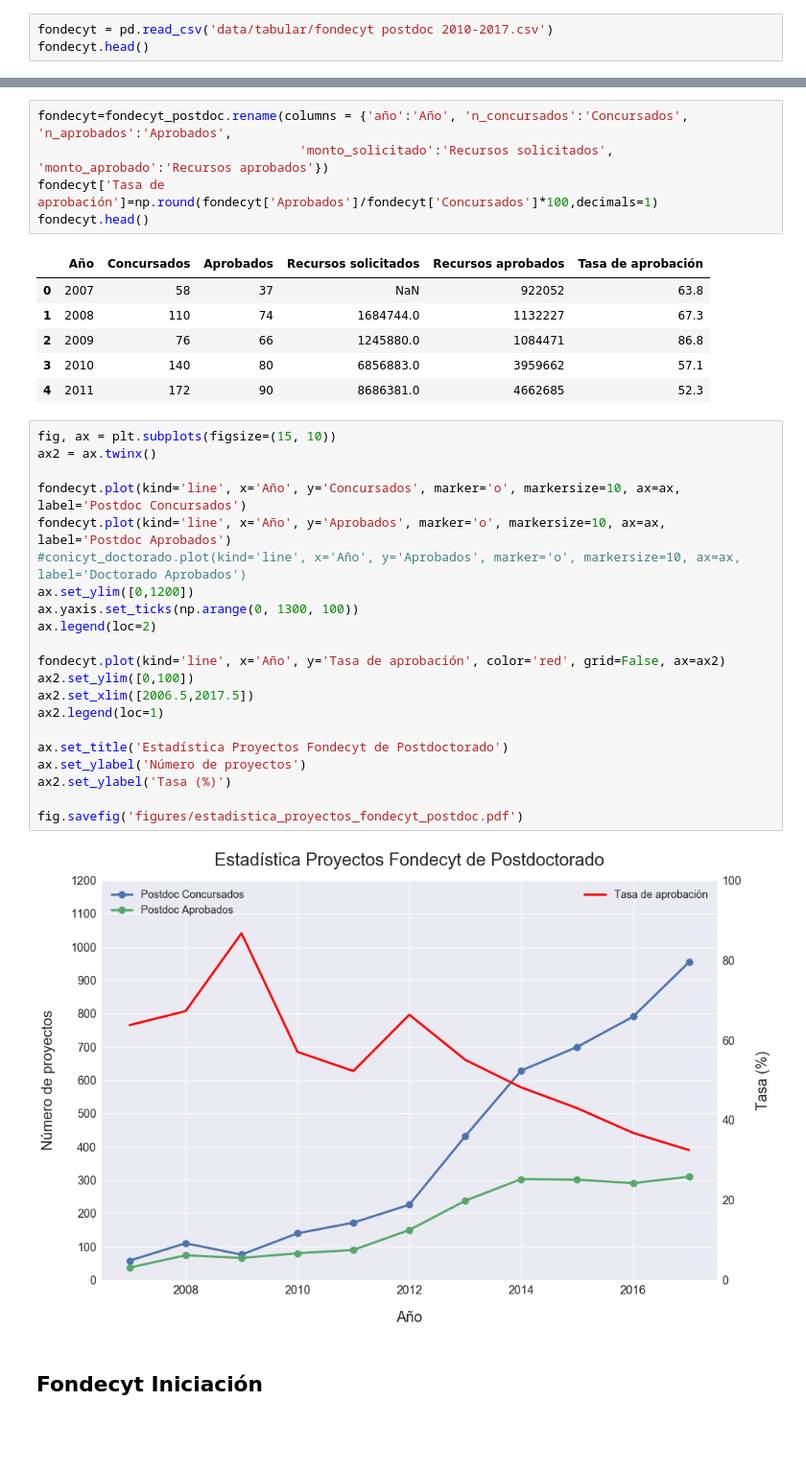
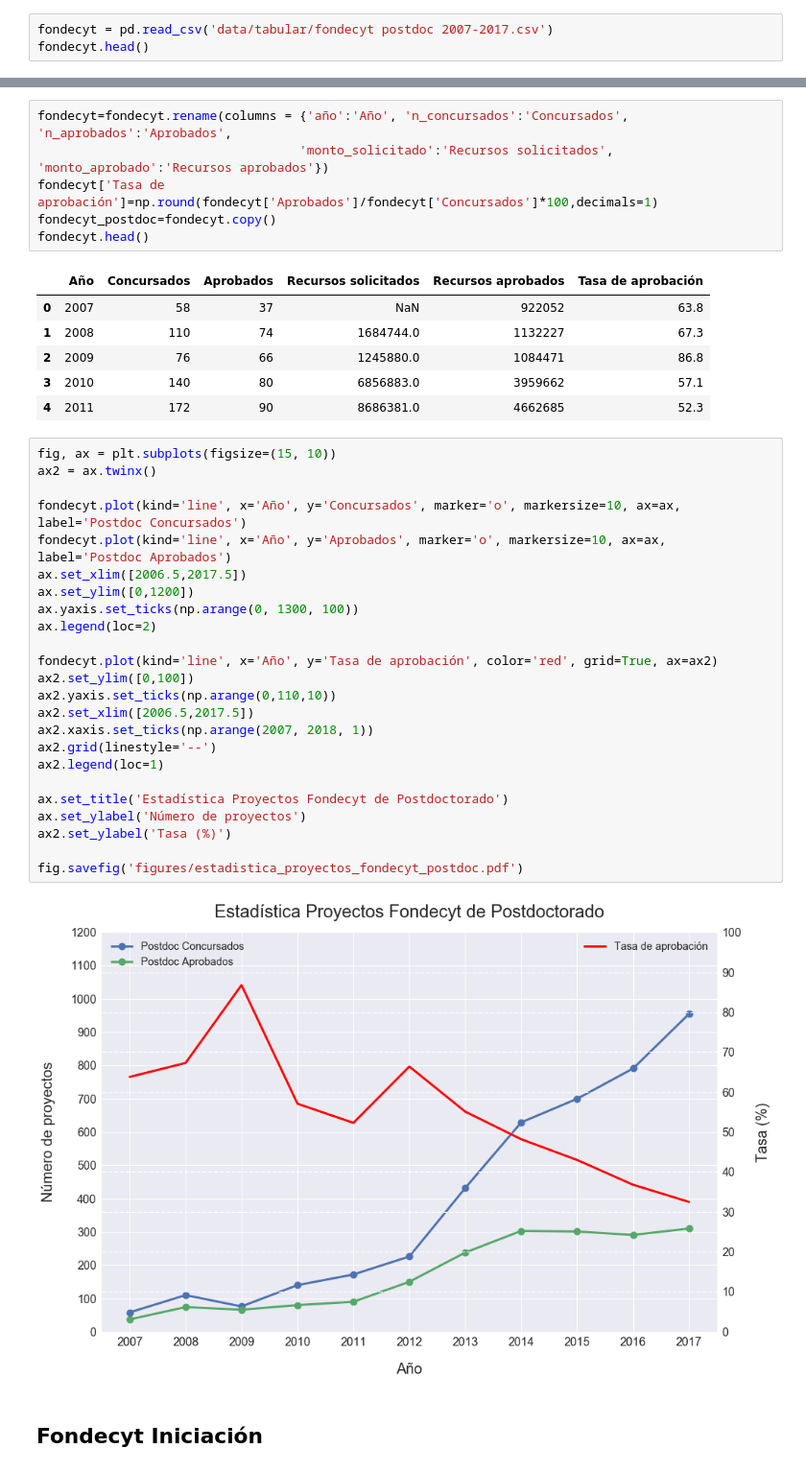
Before and after one commit to anipchile/conicyt, a Jupyter notebook: fondecyt/Analisis Fondecyt.ipynb, the cells around one changed output, grey strips where cells are left out. Shown at 96% size. Cells and saved outputs as stored; diff of their text form; blank space fills up the shorter version.

```diff
--- a/fondecyt/Analisis Fondecyt.ipynb
+++ b/fondecyt/Analisis Fondecyt.ipynb
@@ -26,7 +26,7 @@ pd.set_option('display.max_rows', 500)
 # %% [markdown]
 ## Fondecyt Postdoctorado
 # %%
-fondecyt = pd.read_csv('data/tabular/fondecyt postdoc 2010-2017.csv')
+fondecyt = pd.read_csv('data/tabular/fondecyt postdoc 2007-2017.csv')
 fondecyt.head()
 # %% [output]
 |  | año | n_concursados | n_aprobados | monto_solicitado | monto_aprobado |
@@ -36,9 +36,10 @@ fondecyt.head()
 | 3 | 2010 | 140 | 80 | 6856883.0 | 3959662 |
 | 4 | 2011 | 172 | 90 | 8686381.0 | 4662685 |
 # %%
-fondecyt=fondecyt_postdoc.rename(columns = {'año':'Año', 'n_concursados':'Concursados', 'n_aprobados':'Aprobados',
+fondecyt=fondecyt.rename(columns = {'año':'Año', 'n_concursados':'Concursados', 'n_aprobados':'Aprobados',
                                    'monto_solicitado':'Recursos solicitados', 'monto_aprobado':'Recursos aprobados'})
 fondecyt['Tasa de aprobación']=np.round(fondecyt['Aprobados']/fondecyt['Concursados']*100,decimals=1)
+fondecyt_postdoc=fondecyt.copy()
 fondecyt.head()
 # %% [output]
 |  | Año | Concursados | Aprobados | Recursos solicitados | Recursos aprobados | Tasa de aprobación |
@@ -50,26 +51,29 @@ fondecyt.head()
 # %%
 fig, ax = plt.subplots(figsize=(15, 10))
 ax2 = ax.twinx()
 
 fondecyt.plot(kind='line', x='Año', y='Concursados', marker='o', markersize=10, ax=ax, label='Postdoc Concursados')
 fondecyt.plot(kind='line', x='Año', y='Aprobados', marker='o', markersize=10, ax=ax, label='Postdoc Aprobados')
-#conicyt_doctorado.plot(kind='line', x='Año', y='Aprobados', marker='o', markersize=10, ax=ax, label='Doctorado Aprobados')
+ax.set_xlim([2006.5,2017.5])
 ax.set_ylim([0,1200])
 ax.yaxis.set_ticks(np.arange(0, 1300, 100))
 ax.legend(loc=2)
 
-fondecyt.plot(kind='line', x='Año', y='Tasa de aprobación', color='red', grid=False, ax=ax2)
+fondecyt.plot(kind='line', x='Año', y='Tasa de aprobación', color='red', grid=True, ax=ax2)
 ax2.set_ylim([0,100])
+ax2.yaxis.set_ticks(np.arange(0,110,10))
 ax2.set_xlim([2006.5,2017.5])
+ax2.xaxis.set_ticks(np.arange(2007, 2018, 1))
+ax2.grid(linestyle='--')
 ax2.legend(loc=1)
 
 ax.set_title('Estadística Proyectos Fondecyt de Postdoctorado')
 ax.set_ylabel('Número de proyectos')
 ax2.set_ylabel('Tasa (%)')
 
 fig.savefig('figures/estadistica_proyectos_fondecyt_postdoc.pdf')
 # %% [output]
-[figure, old version]
+[figure, new version]
 # %% [markdown]
 ## Fondecyt Iniciación
 # %%
```
Also changed, not shown: parts of 9 cells of this notebook, 12 other files.
